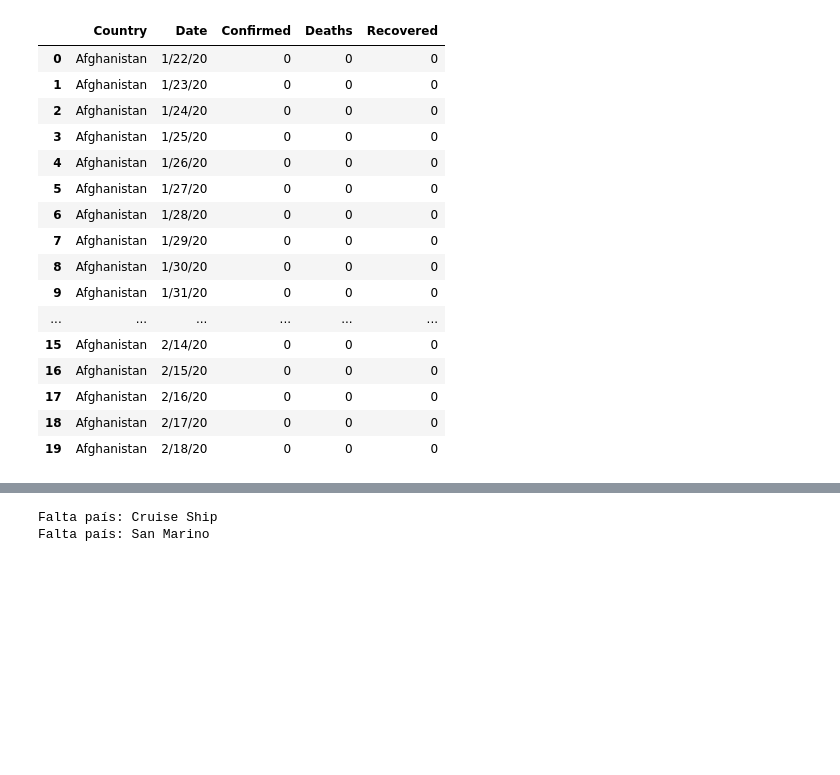
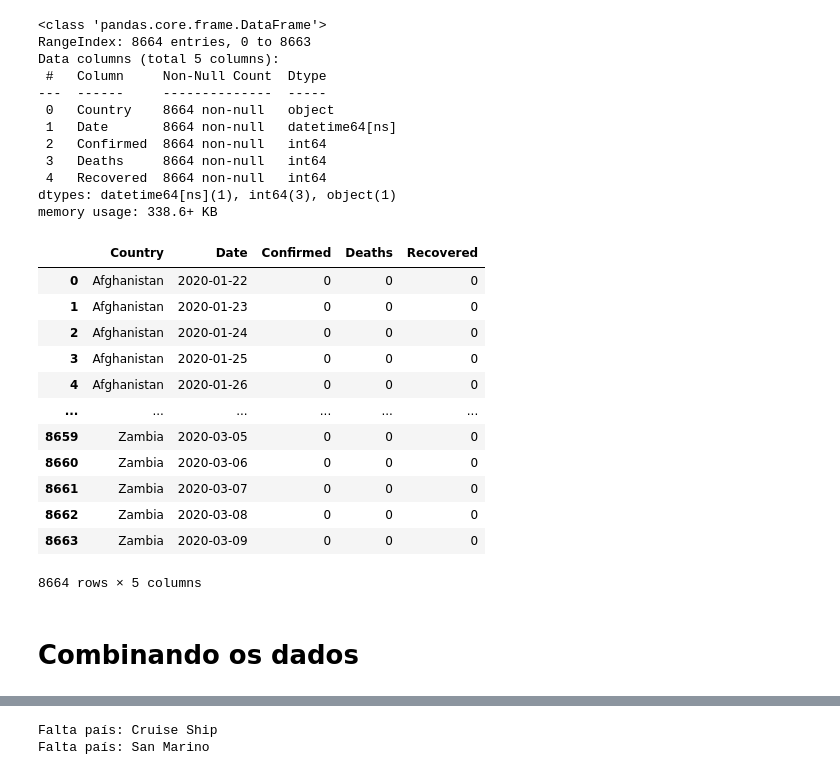
Before and after one commit to thamycoelho/coronavirus_analysis, a Jupyter notebook: data_analysis.ipynb, the cells around one changed output, grey strips where cells are left out. Saved outputs shown, nothing was run; the diff lists cells and outputs as text; code cells hidden in the pictures; blank space fills up the shorter version.

Commit message:
visualização de dados

```diff
--- a/data_analysis.ipynb
+++ b/data_analysis.ipynb
@@ -6,23 +7,42 @@ df_country_info = pd.read_csv("./input/country_info.csv")
+# %%
+# mydateparser = lambda x: pd.datetime.strptime(x, "%Y %m %d %H:%M:%S")
+# df = pd.read_csv("file.csv", sep='\t', names=['date_column', 'other_column'], parse_dates=['date_column'], date_parser=mydateparser)
+
+df_covid = pd.read_csv("./input/covid_19_clear.csv", parse_dates=['Date'], infer_datetime_format=True)
+df_country_info = pd.read_csv("./country_info.csv")
+# %%
+df_covid.info()
+# %% [output]
+<class 'pandas.core.frame.DataFrame'>
+RangeIndex: 8664 entries, 0 to 8663
+Data columns (total 5 columns):
+ #   Column     Non-Null Count  Dtype
+---  ------     --------------  -----
+ 0   Country    8664 non-null   object
+ 1   Date       8664 non-null   datetime64[ns]
+ 2   Confirmed  8664 non-null   int64
+ 3   Deaths     8664 non-null   int64
+ 4   Recovered  8664 non-null   int64
+dtypes: datetime64[ns](1), int64(3), object(1)
+memory usage: 338.6+ KB
 # %%
-df_covid.head(20)
+df_covid
 # %% [output]
 |  | Country | Date | Confirmed | Deaths | Recovered |
-| 0 | Afghanistan | 1/22/20 | 0 | 0 | 0 |
-| 1 | Afghanistan | 1/23/20 | 0 | 0 | 0 |
-| 2 | Afghanistan | 1/24/20 | 0 | 0 | 0 |
-| 3 | Afghanistan | 1/25/20 | 0 | 0 | 0 |
-| 4 | Afghanistan | 1/26/20 | 0 | 0 | 0 |
-| 5 | Afghanistan | 1/27/20 | 0 | 0 | 0 |
-| 6 | Afghanistan | 1/28/20 | 0 | 0 | 0 |
-| 7 | Afghanistan | 1/29/20 | 0 | 0 | 0 |
-| 8 | Afghanistan | 1/30/20 | 0 | 0 | 0 |
-| 9 | Afghanistan | 1/31/20 | 0 | 0 | 0 |
+| 0 | Afghanistan | 2020-01-22 | 0 | 0 | 0 |
+| 1 | Afghanistan | 2020-01-23 | 0 | 0 | 0 |
+| 2 | Afghanistan | 2020-01-24 | 0 | 0 | 0 |
+| 3 | Afghanistan | 2020-01-25 | 0 | 0 | 0 |
+| 4 | Afghanistan | 2020-01-26 | 0 | 0 | 0 |
 | ... | ... | ... | ... | ... | ... |
-| 15 | Afghanistan | 2/14/20 | 0 | 0 | 0 |
-| 16 | Afghanistan | 2/15/20 | 0 | 0 | 0 |
-| 17 | Afghanistan | 2/16/20 | 0 | 0 | 0 |
-| 18 | Afghanistan | 2/17/20 | 0 | 0 | 0 |
-| 19 | Afghanistan | 2/18/20 | 0 | 0 | 0 |
+| 8659 | Zambia | 2020-03-05 | 0 | 0 | 0 |
+| 8660 | Zambia | 2020-03-06 | 0 | 0 | 0 |
+| 8661 | Zambia | 2020-03-07 | 0 | 0 | 0 |
+| 8662 | Zambia | 2020-03-08 | 0 | 0 | 0 |
+| 8663 | Zambia | 2020-03-09 | 0 | 0 | 0 |
+8664 rows × 5 columns
+# %% [markdown]
+# Combinando os dados
 # %%
 covid_top_50 = df_covid[df_covid["Date"] == '3/18/20'].sort_values(by=['Confirmed', 'Deaths', 'Recovered'], ascending=False).head(55).Country.values
 # %%
```
Also changed, not shown: parts of 18 cells of this notebook.
